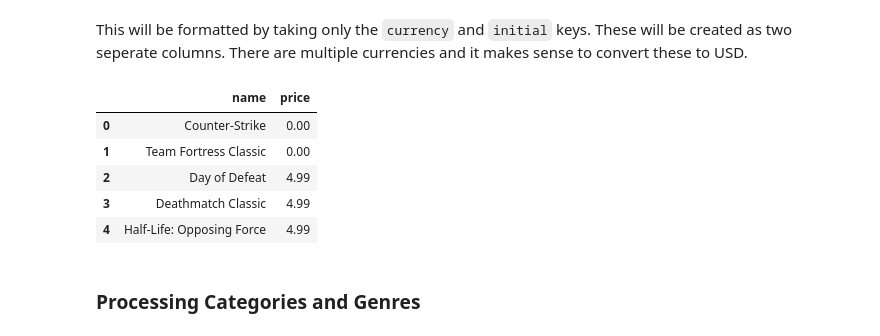
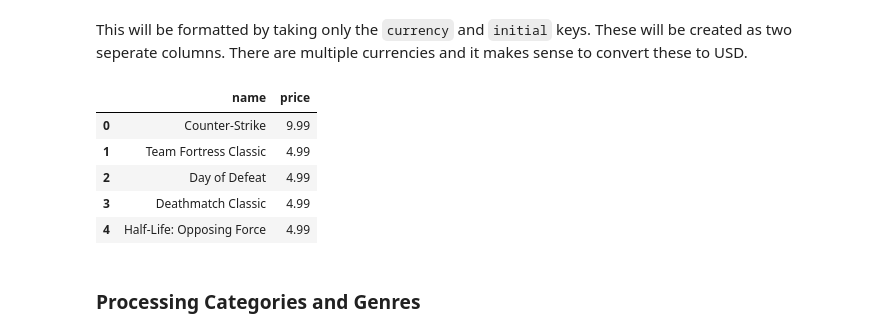
Before and after one commit to DataForgeOpenAIHub/Steam-Sales-Analysis, a Jupyter notebook: steam_sales/notebooks/steam_data_cleaning.ipynb, the cells around one changed output. Saved outputs shown, nothing was run; the diff lists cells and outputs as text; code cells hidden in the pictures.

```diff
--- a/steam_sales/notebooks/steam_data_cleaning.ipynb
+++ b/steam_sales/notebooks/steam_data_cleaning.ipynb
@@ -65,0 +70,20 @@ raw_steam_data = steam_data.copy()
+# %%
+def process_null(df):
+    """
+    Process null values in a DataFrame by replacing specific values with None.
+
+    Args:
+        df (pandas.DataFrame): The DataFrame to process.
+
+    Returns:
+        pandas.DataFrame: The processed DataFrame with null values replaced.
+
+    """
+    df = df.copy()
+
+    convert_to_none = ['', 'none', 'null', 'N/a', 'n/a', '["none"]', '["null"]']
+    df.replace(convert_to_none, None, inplace=True)
+
+    return df
+
+raw_steam_data = process_null(raw_steam_data)
@@ -324,7 +368,7 @@ def process_developers_and_publishers(df):
     Returns:
         None
 
-    This function filters out rows where the 'developers' column is not equal to "null" and the 'publishers'
+    This function filters out rows where the 'developers' column is not equal to None and the 'publishers'
     column is not equal to '[""]'. It then converts the values in the 'developers' and 'publishers' columns
     from strings to lists using the `literal_eval` function from the `ast` module. Finally, it prints the number
     of rows in each column that have multiple values.
@@ -332,7 +376,7 @@ def process_developers_and_publishers(df):
     Note:
         This function modifies the input DataFrame in-place.
     """
-    df = df[(df['developers'] != "null") & (df['publishers'] != '[""]')].copy()
+    df = df[(df['developers'].notna()) & ((df['publishers'].notna())) & (df['publishers'] != '[""]')].copy()
 
     for col in ['developers', 'publishers']:
         df[col] = df[col].apply(lambda x: literal_eval(x))
@@ -426,38 +514,38 @@ def process_price(df):
     currency_rates = {'EUR': 1.08, 'TWD': 0.03, 'SGD': 0.74, 'BRL': 0.18, 'AUD': 0.67}
 
     def parse_price(x):
-        if x != 'null':
+        if x is not None:
             return literal_eval(x)
         else:
             return {'currency': 'USD', 'initial': -1}
 
     def convert_to_usd(price, currency, rates):
         if currency == 'USD':
             return price
 
         currency_rate = rates[currency]
         return price * currency_rate
 
     df['price_overview'] = df['price_overview'].apply(parse_price)
 
     df['currency'] = df['price_overview'].apply(lambda x: x['currency'])
     df['price'] = df['price_overview'].apply(lambda x: x['initial'])
 
-    df.loc[df['is_free'], 'price'] = 0
+    df.loc[df['is_free'] == 1, 'price'] = 0
     df.loc[df['price'] > 0, 'price'] /= 100
 
     df['price'] = df.apply(lambda x: convert_to_usd(x['price'], x['currency'], currency_rates), axis=1)
 
     df = df.drop(['is_free', 'currency', 'price_overview'], axis=1)
 
     return df
 
 price_df = process_price(dev_pub_df)
 price_df[['name', 'price']].head()
 # %% [output]
 |  | name | price |
-| 0 | Counter-Strike | 0.00 |
-| 1 | Team Fortress Classic | 0.00 |
+| 0 | Counter-Strike | 9.99 |
+| 1 | Team Fortress Classic | 4.99 |
 | 2 | Day of Defeat | 4.99 |
 | 3 | Deathmatch Classic | 4.99 |
 | 4 | Half-Life: Opposing Force | 4.99 |
```
Also changed, not shown: parts of 27 cells of this notebook.
